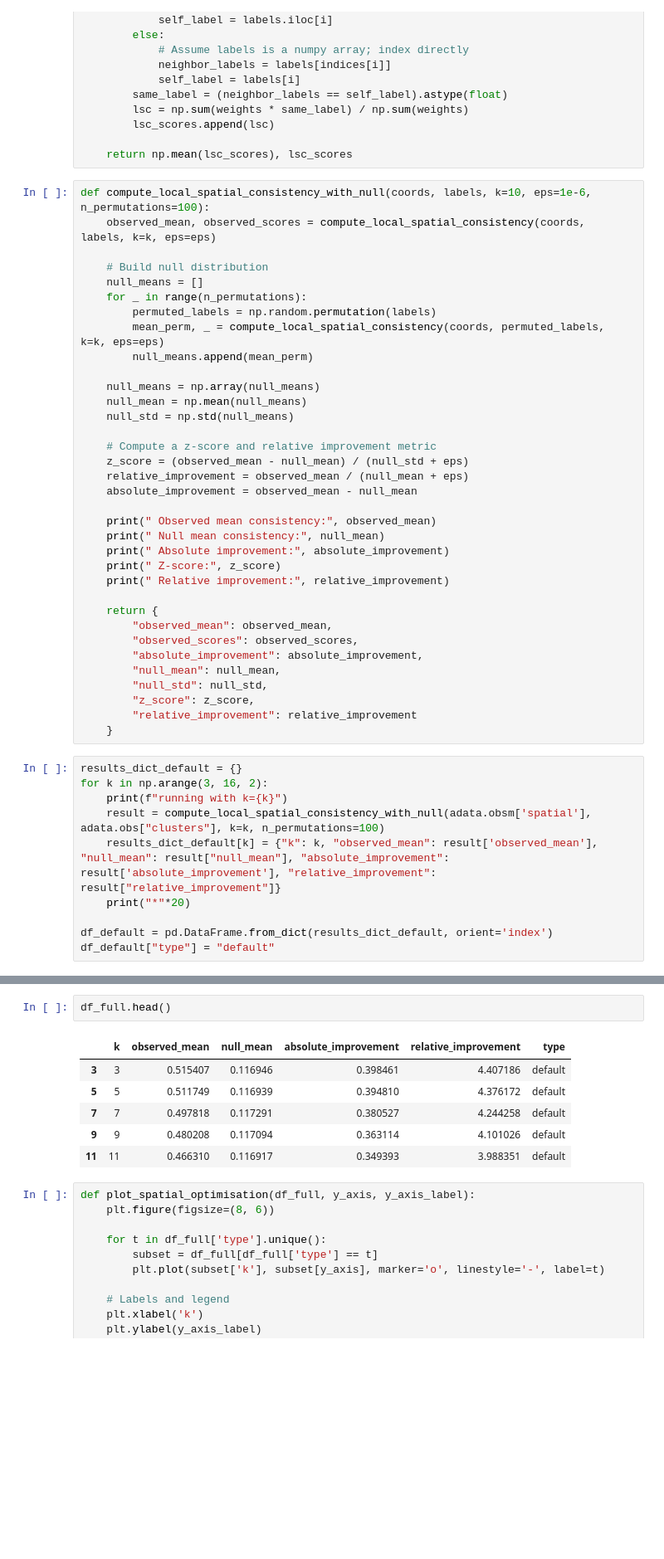
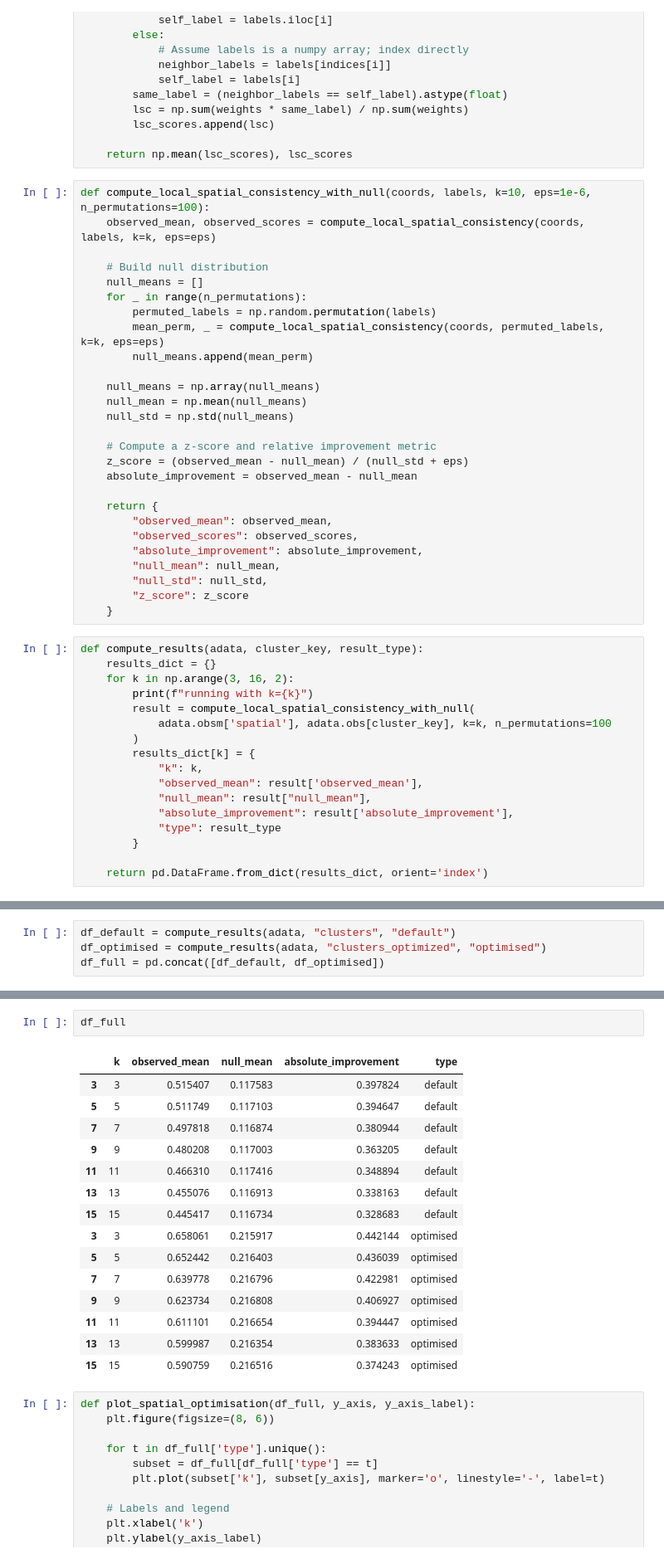
Before and after one commit to Core-Bioinformatics/crowflow-py, a Jupyter notebook: examples/spatial_data.ipynb, the cells around one changed output, grey strips where cells are left out. Shown at 83% size. Cells and saved outputs as stored; diff of their text form; blank space fills up the shorter version.

```diff
--- a/examples/spatial_data.ipynb
+++ b/examples/spatial_data.ipynb
@@ -253,14 +253,7 @@ def compute_local_spatial_consistency_with_null(coords, labels, k=10, eps=1e-6,
 
     # Compute a z-score and relative improvement metric
     z_score = (observed_mean - null_mean) / (null_std + eps)
-    relative_improvement = observed_mean / (null_mean + eps)
     absolute_improvement = observed_mean - null_mean
-
-    print(" Observed mean consistency:", observed_mean)
-    print(" Null mean consistency:", null_mean)
-    print(" Absolute improvement:", absolute_improvement)
-    print(" Z-score:", z_score)
-    print(" Relative improvement:", relative_improvement)
 
     return {
         "observed_mean": observed_mean,
@@ -268,16 +261,22 @@ def compute_local_spatial_consistency_with_null(coords, labels, k=10, eps=1e-6,
         "absolute_improvement": absolute_improvement,
         "null_mean": null_mean,
         "null_std": null_std,
-        "z_score": z_score,
-        "relative_improvement": relative_improvement
+        "z_score": z_score
     }
 # %%
-results_dict_default = {}
-for k in np.arange(3, 16, 2):
-    print(f"running with k={k}")
-    result = compute_local_spatial_consistency_with_null(adata.obsm['spatial'], adata.obs["clusters"], k=k, n_permutations=100)
-    results_dict_default[k] = {"k": k, "observed_mean": result['observed_mean'], "null_mean": result["null_mean"], "absolute_improvement": result['absolute_improvement'], "relative_improvement": result["relative_improvement"]}
-    print("*"*20)
+def compute_results(adata, cluster_key, result_type):
+    results_dict = {}
+    for k in np.arange(3, 16, 2):
+        print(f"running with k={k}")
+        result = compute_local_spatial_consistency_with_null(
+            adata.obsm['spatial'], adata.obs[cluster_key], k=k, n_permutations=100
+        )
+        results_dict[k] = {
+            "k": k,
+            "observed_mean": result['observed_mean'],
+            "null_mean": result["null_mean"],
+            "absolute_improvement": result['absolute_improvement'],
+            "type": result_type
+        }
 
-df_default = pd.DataFrame.from_dict(results_dict_default, orient='index')
-df_default["type"] = "default"
+    return pd.DataFrame.from_dict(results_dict, orient='index')
@@ -331,0 +283,4 @@ df_full = pd.concat([df_default, df_optimised])
+# %%
+df_default = compute_results(adata, "clusters", "default")
+df_optimised = compute_results(adata, "clusters_optimized", "optimised")
+df_full = pd.concat([df_default, df_optimised])
@@ -332,12 +302,21 @@ df_full = pd.concat([df_default, df_optimised])
 # %%
-df_full.head()
+df_full
 # %% [output]
-|  | k | observed_mean | null_mean | absolute_improvement | relative_improvement | type |
-| 3 | 3 | 0.515407 | 0.116946 | 0.398461 | 4.407186 | default |
-| 5 | 5 | 0.511749 | 0.116939 | 0.394810 | 4.376172 | default |
-| 7 | 7 | 0.497818 | 0.117291 | 0.380527 | 4.244258 | default |
-| 9 | 9 | 0.480208 | 0.117094 | 0.363114 | 4.101026 | default |
-| 11 | 11 | 0.466310 | 0.116917 | 0.349393 | 3.988351 | default |
+|  | k | observed_mean | null_mean | absolute_improvement | type |
+| 3 | 3 | 0.515407 | 0.117583 | 0.397824 | default |
+| 5 | 5 | 0.511749 | 0.117103 | 0.394647 | default |
+| 7 | 7 | 0.497818 | 0.116874 | 0.380944 | default |
+| 9 | 9 | 0.480208 | 0.117003 | 0.363205 | default |
+| 11 | 11 | 0.466310 | 0.117416 | 0.348894 | default |
+| 13 | 13 | 0.455076 | 0.116913 | 0.338163 | default |
+| 15 | 15 | 0.445417 | 0.116734 | 0.328683 | default |
+| 3 | 3 | 0.658061 | 0.215917 | 0.442144 | optimised |
+| 5 | 5 | 0.652442 | 0.216403 | 0.436039 | optimised |
+| 7 | 7 | 0.639778 | 0.216796 | 0.422981 | optimised |
+| 9 | 9 | 0.623734 | 0.216808 | 0.406927 | optimised |
+| 11 | 11 | 0.611101 | 0.216654 | 0.394447 | optimised |
+| 13 | 13 | 0.599987 | 0.216354 | 0.383633 | optimised |
+| 15 | 15 | 0.590759 | 0.216516 | 0.374243 | optimised |
 # %%
 def plot_spatial_optimisation(df_full, y_axis, y_axis_label):
     plt.figure(figsize=(8, 6))
```
Also changed, not shown: parts of 5 cells of this notebook, 2 other files.
